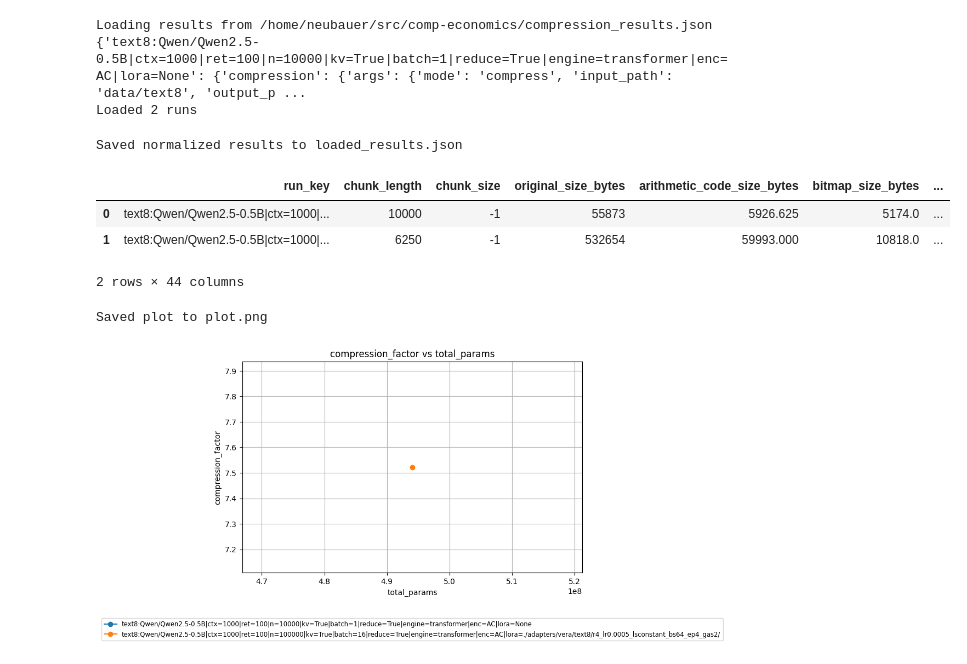
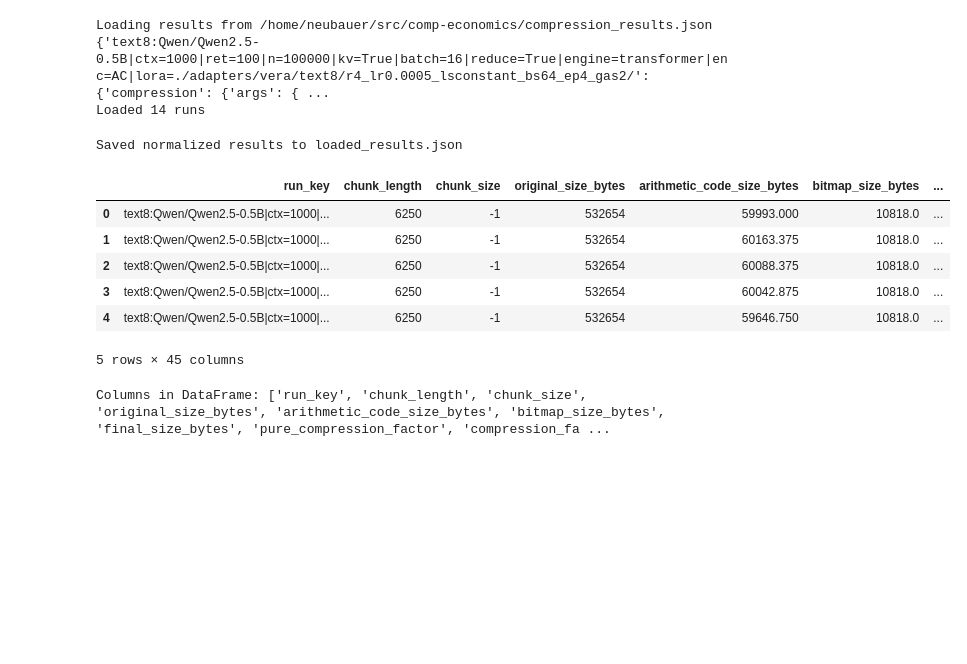
Before and after one commit to utndatasystems/compression-economics, a Jupyter notebook: other_files/llm_compression_plots/plot_compression_results.ipynb, the cells around one changed output. Saved outputs shown, nothing was run; the diff lists cells and outputs as text; code cells hidden in the pictures; blank space fills up the shorter version.

```diff
--- a/other_files/llm_compression_plots/plot_compression_results.ipynb
+++ b/other_files/llm_compression_plots/plot_compression_results.ipynb
@@ -71,12 +55,16 @@ dict_results = {
 
 # Infer PEFT type (lora / vera / None)
 dict_results = include_peft(dict_results)
+dict_results = add_rank(dict_results)
 
 print(f"Loaded {len(dict_results)} runs")
+
+
+#TODO: handle quantization
 # %% [output]
 Loading results from /home/neubauer/src/comp-economics/compression_results.json
-{'text8:Qwen/Qwen2.5-0.5B|ctx=1000|ret=100|n=10000|kv=True|batch=1|reduce=True|engine=transformer|enc=AC|lora=None': {'compression': {'args': {'mode': 'compress', 'input_path': 'data/text8', 'output_p ...
-Loaded 2 runs
+{'text8:Qwen/Qwen2.5-0.5B|ctx=1000|ret=100|n=100000|kv=True|batch=16|reduce=True|engine=transformer|enc=AC|lora=./adapters/vera/text8/r4_lr0.0005_lsconstant_bs64_ep4_gas2/': {'compression': {'args': { ...
+Loaded 14 runs
 # %%
 with open("loaded_results.json", "w") as f:
     json.dump(dict_results, f, indent=2)
@@ -87,10 +75,25 @@ Saved normalized results to loaded_results.json
 # %%
 df = pd.DataFrame.from_dict(dict_results, orient="index")
 df = df.reset_index().rename(columns={"index": "run_key"})
 
-df.head()
+# replace NaNs with 0
+df = df.fillna(0)
+
+# replace 'huffman' with 'HC' in encoding column and 'bitpacked' with 'BP'
+df["encoding"] = df["encoding"].replace({"huffman": "HC"})
+df["encoding"] = df["encoding"].replace({"bitpacked": "BP"})
+
+df.head(5)
 # %% [output]
 |  | run_key | chunk_length | chunk_size | original_size_bytes | arithmetic_code_size_bytes | bitmap_size_bytes | ... |
-| 0 | text8:Qwen/Qwen2.5-0.5B|ctx=1000|... | 10000 | -1 | 55873 | 5926.625 | 5174.0 | ... |
-| 1 | text8:Qwen/Qwen2.5-0.5B|ctx=1000|... | 6250 | -1 | 532654 | 59993.000 | 10818.0 | ... |
+| 0 | text8:Qwen/Qwen2.5-0.5B|ctx=1000|... | 6250 | -1 | 532654 | 59993.000 | 10818.0 | ... |
+| 1 | text8:Qwen/Qwen2.5-0.5B|ctx=1000|... | 6250 | -1 | 532654 | 60163.375 | 10818.0 | ... |
+| 2 | text8:Qwen/Qwen2.5-0.5B|ctx=1000|... | 6250 | -1 | 532654 | 60088.375 | 10818.0 | ... |
+| 3 | text8:Qwen/Qwen2.5-0.5B|ctx=1000|... | 6250 | -1 | 532654 | 60042.875 | 10818.0 | ... |
+| 4 | text8:Qwen/Qwen2.5-0.5B|ctx=1000|... | 6250 | -1 | 532654 | 59646.750 | 10818.0 | ... |
-2 rows × 44 columns
+5 rows × 45 columns
+# %%
+# print all column names
+print("Columns in DataFrame:", df.columns.tolist())
+# %% [output]
+Columns in DataFrame: ['run_key', 'chunk_length', 'chunk_size', 'original_size_bytes', 'arithmetic_code_size_bytes', 'bitmap_size_bytes', 'final_size_bytes', 'pure_compression_factor', 'compression_fa ...
@@ -108,34 +142,0 @@ for _, r in plot_df.iterrows():
-# %%
-plt.figure(figsize=(8, 5))
-
-for run_key in df["run_key"].unique():
-    run_df = df[df["run_key"] == run_key]
-
-    plt.plot(
-        run_df[x_col],
-        run_df[y_col],
-        marker="o",
-        label=run_key,
-    )
-
-plt.xlabel(x_col)
-plt.ylabel(y_col)
-plt.title(f"{y_col} vs {x_col}")
-
-plt.legend(
-    loc="upper center",
-    bbox_to_anchor=(0.5, -0.2),
-    ncol=1,
-    fontsize="small",
-)
-
-plt.grid(True)
-
-if save_path:
-    plt.savefig(save_path, bbox_inches="tight")
-    print(f"Saved plot to {save_path}")
-
-plt.show()
-# %% [output]
-Saved plot to plot.png
-[figure, removed]
```
Also changed, not shown: parts of 9 cells of this notebook.
